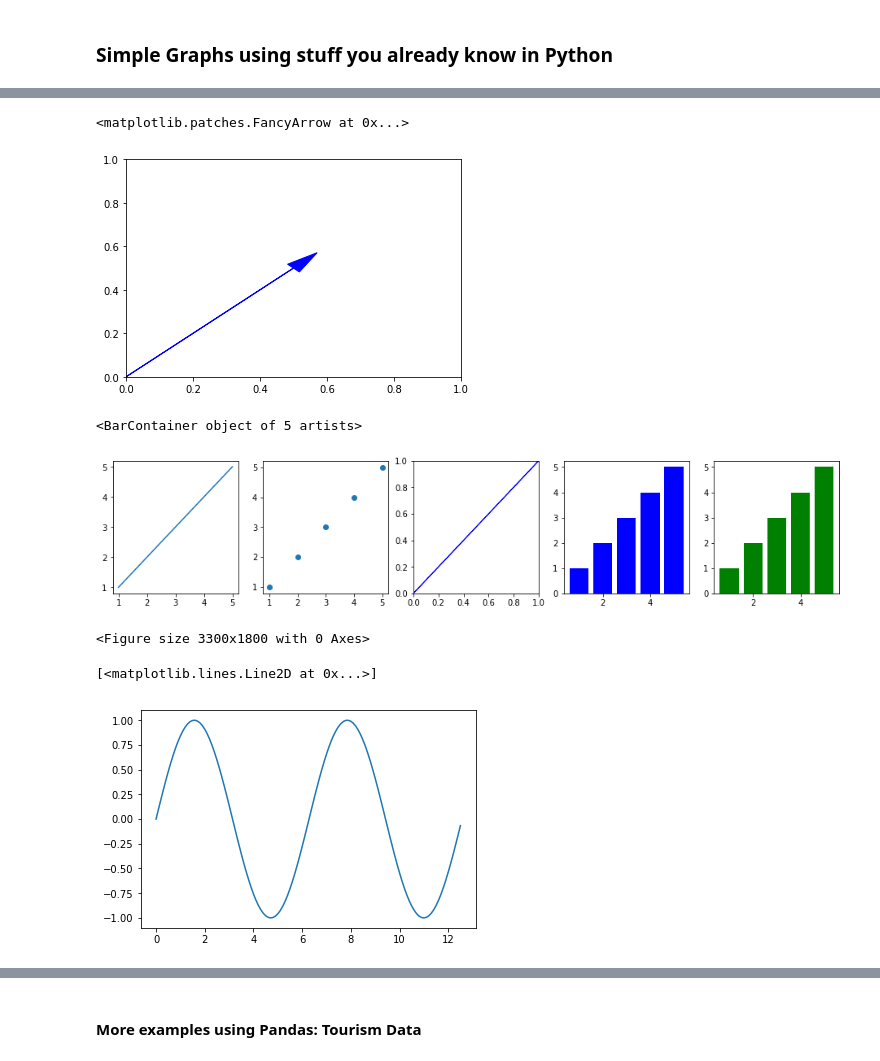
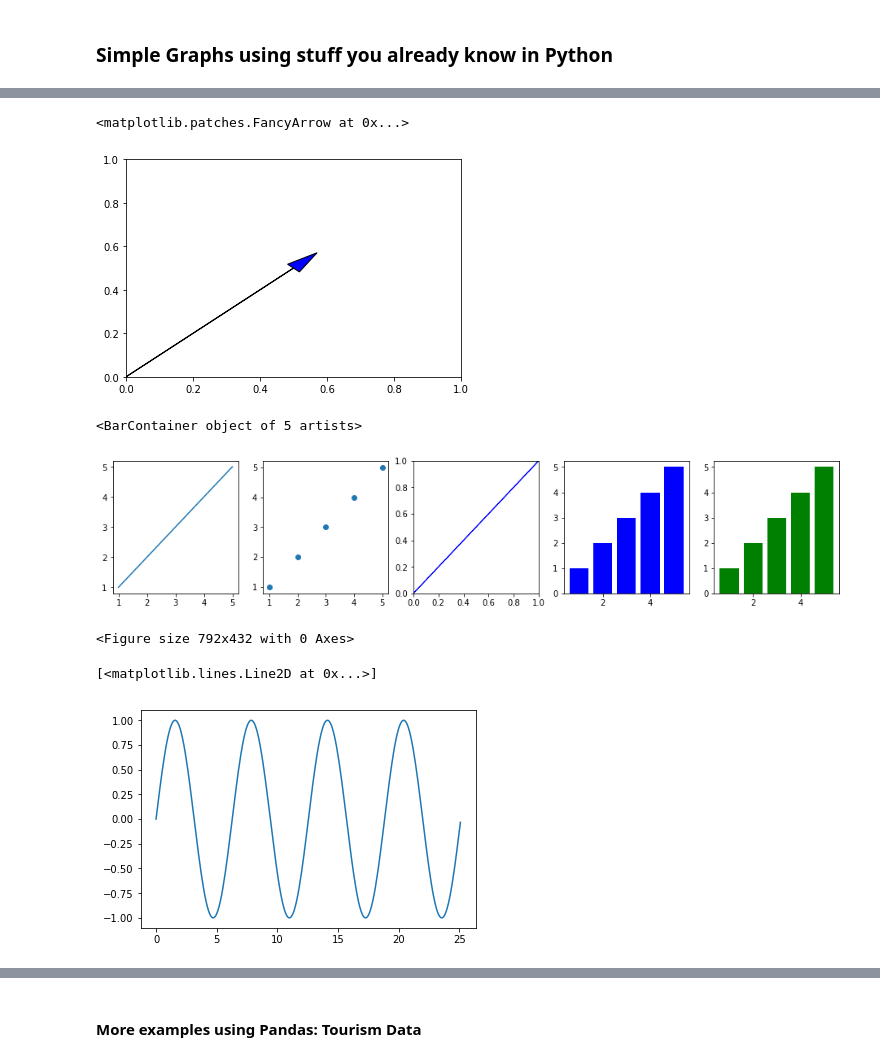
Before and after one commit to jilagan/ITMGT25-EE-ClassNotes, a Jupyter notebook: class_discussion_notebooks/Day 16 Discussions.ipynb, the cells around one changed output, grey strips where cells are left out. Cells and saved outputs as stored; diff of their text form; code cells hidden in the pictures.

```diff
--- a/class_discussion_notebooks/Day 16 Discussions.ipynb
+++ b/class_discussion_notebooks/Day 16 Discussions.ipynb
@@ -40,10 +56,10 @@ ax.scatter(x=x,y=y)
 import matplotlib.pyplot as plt
 
 fig, ax = plt.subplots(1)
-ax.arrow(0, 0, 0.5, 0.5, head_width=0.05, head_length=0.1, facecolor='Blue', edgecolor='Blue')
+ax.arrow(0, 0, 0.5, 0.5, head_width=0.05, head_length=0.1, facecolor='Blue', edgecolor='Black')
 # %% [output]
 <matplotlib.patches.FancyArrow at 0x...>
-[figure, old version]
+[figure, new version]
 # %%
 # subplots
 
@@ -54,9 +70,10 @@ x = [1,2,3,4,5]
 y = [1,2,3,4,5]
 
 fig, ax = plt.subplots(1,5)
-plt.figure(figsize=(11, 6), dpi=300)
+plt.figure(figsize=(11, 6))
 fig.set_size_inches(16,3)
 
+#ax[0].plot(x,y)
 ax[0].plot(x,y)
 ax[1].scatter(x,y)
 ax[2].arrow(0,0,5,5, head_width=0.05, head_length=0.1, facecolor='Blue', edgecolor='Blue')
@@ -65,16 +82,16 @@ ax[4].bar(height=y,x=x,color="Green")
 # %% [output]
 <BarContainer object of 5 artists>
 [figure]
-<Figure size 3300x1800 with 0 Axes>
+<Figure size 792x432 with 0 Axes>
 # %%
 import numpy as np
 import math
 
 fig, ax = plt.subplots(1)
-x = np.arange(0,4*np.pi,0.1)   # start,stop,step
+x = np.arange(0,8*np.pi,0.1)   # start,stop,step
 y = np.sin(x)
 
 ax.plot(x,y)
 # %% [output]
 [<matplotlib.lines.Line2D at 0x...>]
-[figure, old version]
+[figure, new version]
```
Also changed, not shown: parts of 10 cells of this notebook, 5 other files.
